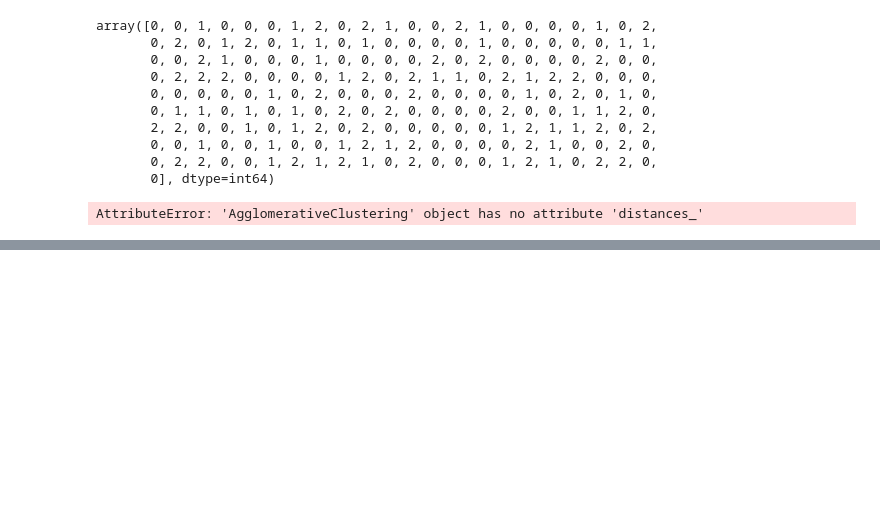
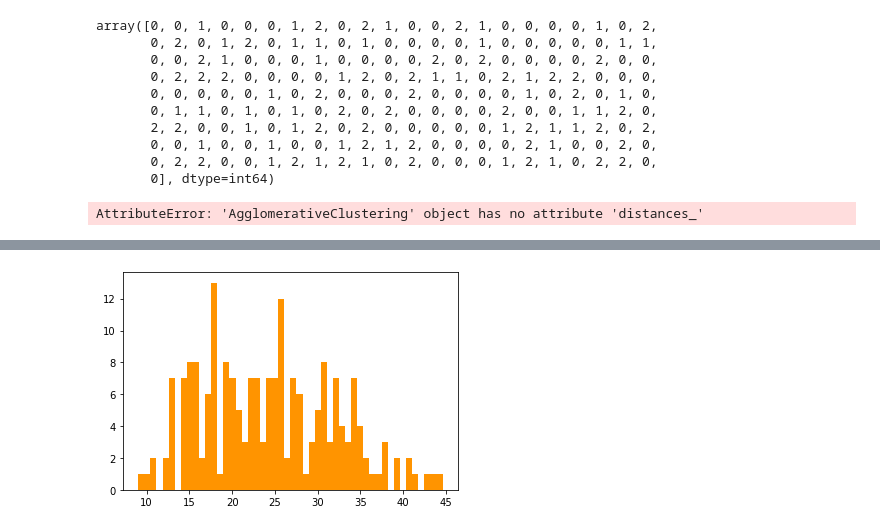
Before and after one commit to tomitayuuki/study, a Jupyter notebook: 自動車の走行距離（書き直し）.ipynb, the cells around one changed output, grey strips where cells are left out. Saved outputs shown, nothing was run; the diff lists cells and outputs as text; code cells hidden in the pictures; blank space fills up the shorter version.

```diff
--- a/自動車の走行距離（書き直し）.ipynb
+++ b/自動車の走行距離（書き直し）.ipynb
@@ -1155,0 +1268,5 @@ plt.show()
+# %%
+plt.hist(df_train_cy_ye['mpg'], bins=50, color=cm.hsv(0.1))
+plt.show()
+# %% [output]
+[figure, added]
```
Also changed, not shown: parts of 100 cells of this notebook.
